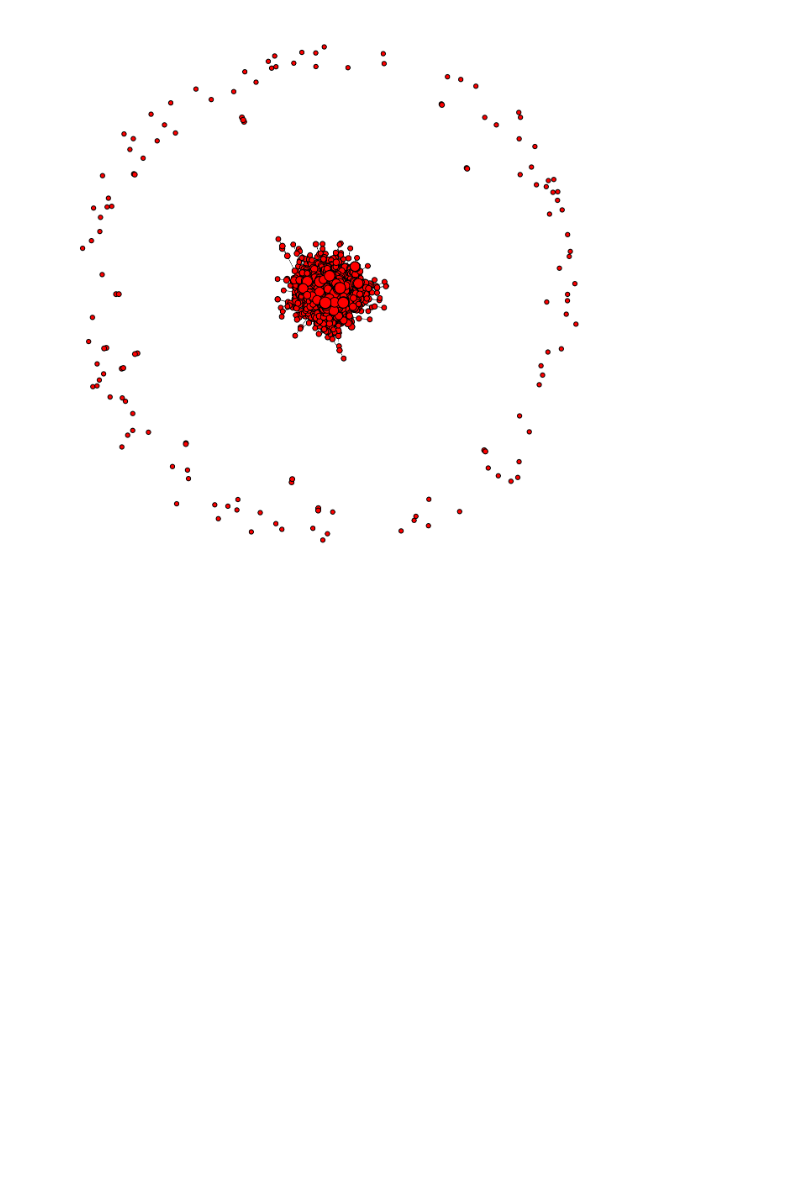
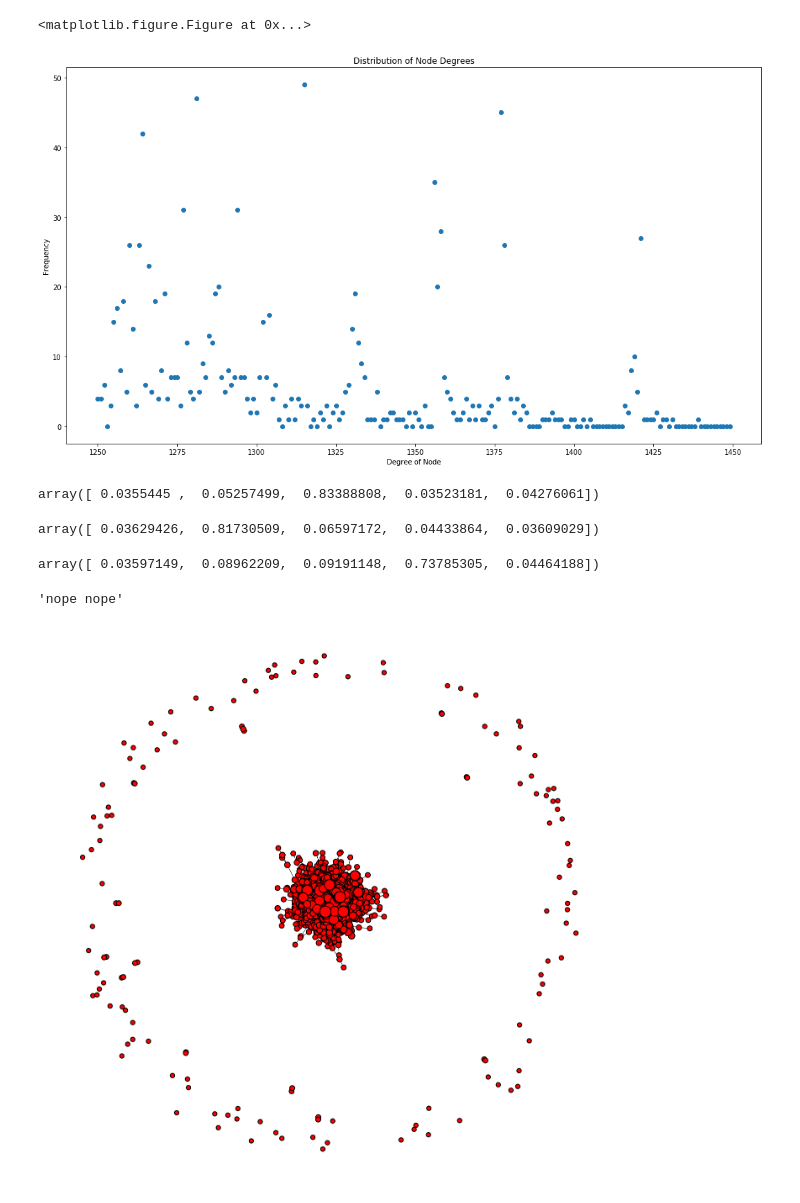
Before and after one commit to peteli3/networks-final-proj, a Jupyter notebook: reddit_network.ipynb, the cells around one changed output. Cells and saved outputs as stored; diff of their text form; code cells hidden in the pictures; blank space fills up the shorter version.

```diff
--- a/reddit_network.ipynb
+++ b/reddit_network.ipynb
@@ -208,3 +210,37 @@ Average degree: 390.2127
+# %%
+plt.clf()
+plt.figure(figsize=(18,10))
+plt.title("Distribution of Node Degrees")
+plt.ylabel("Frequency")
+plt.xlabel("Degree of Node")
+plt.scatter(np.arange(1250, 1250 + len(degs[1250:1450])), degs[1250:1450])
+plt.show()
+# %% [output]
+<matplotlib.figure.Figure at 0x...>
+[figure, added]
+# %%
+nodes_of_interest = [predict[index] for index, name in enumerate(thread_ids) if g.degree(name) >= 2450]
+len(nodes_of_interest)
+np.mean(nodes_of_interest, axis=0)
+# %% [output]
+array([ 0.0355445 ,  0.05257499,  0.83388808,  0.03523181,  0.04276061])
+# %%
+nodes_of_interest = [predict[index] for index, name in enumerate(thread_ids) if g.degree(name) >= 1250 and g.degree(name) <= 1450]
+len(nodes_of_interest)
+np.mean(nodes_of_interest, axis=0)
+# %% [output]
+array([ 0.03629426,  0.81730509,  0.06597172,  0.04433864,  0.03609029])
+# %%
+nodes_of_interest = [predict[index] for index, name in enumerate(thread_ids) if g.degree(name) >= 850 and g.degree(name) <= 950]
+len(nodes_of_interest)
+np.mean(nodes_of_interest, axis=0)
+# %% [output]
+array([ 0.03597149,  0.08962209,  0.09191148,  0.73785305,  0.04464188])
+# %%
+# [name for index, name in enumerate(thread_ids) if g.degree(name) == degs.index(max(degs))]
+thread_bodies['t3_arju5']
+# %% [output]
+'nope nope'
 # %%
 def save_and_show_visualization(g, file_name):
     plt.figure(figsize=(18,18))
```
Also changed, not shown: parts of 15 cells of this notebook.
